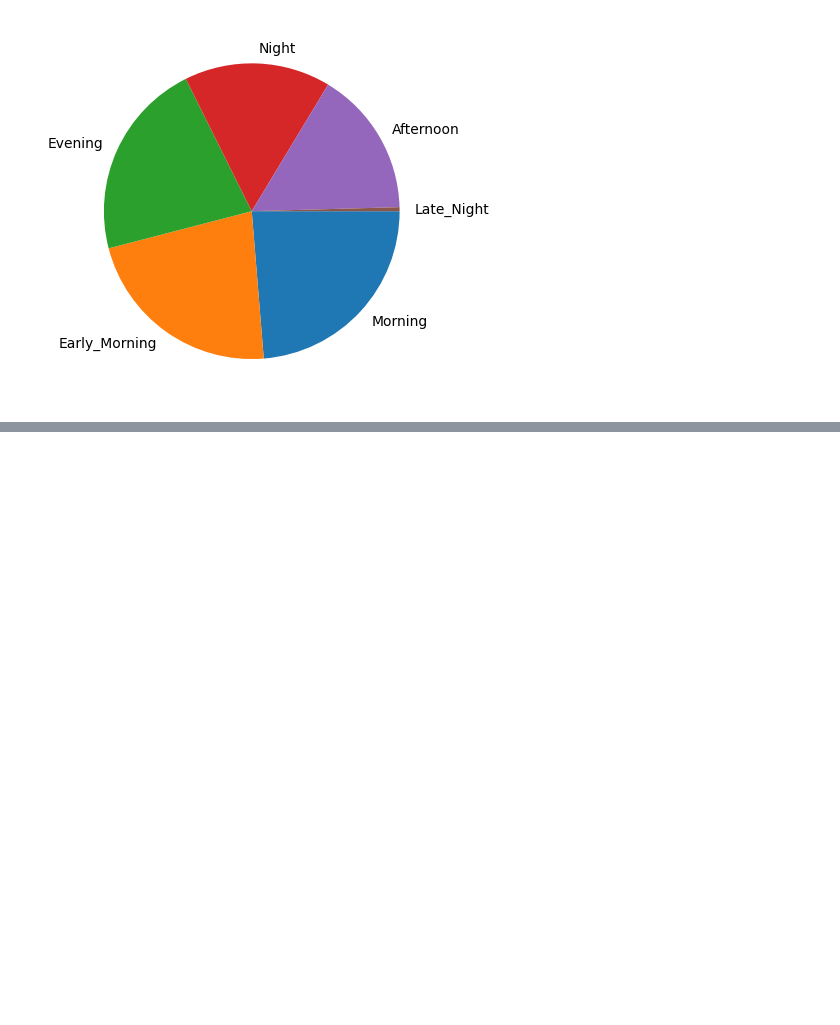
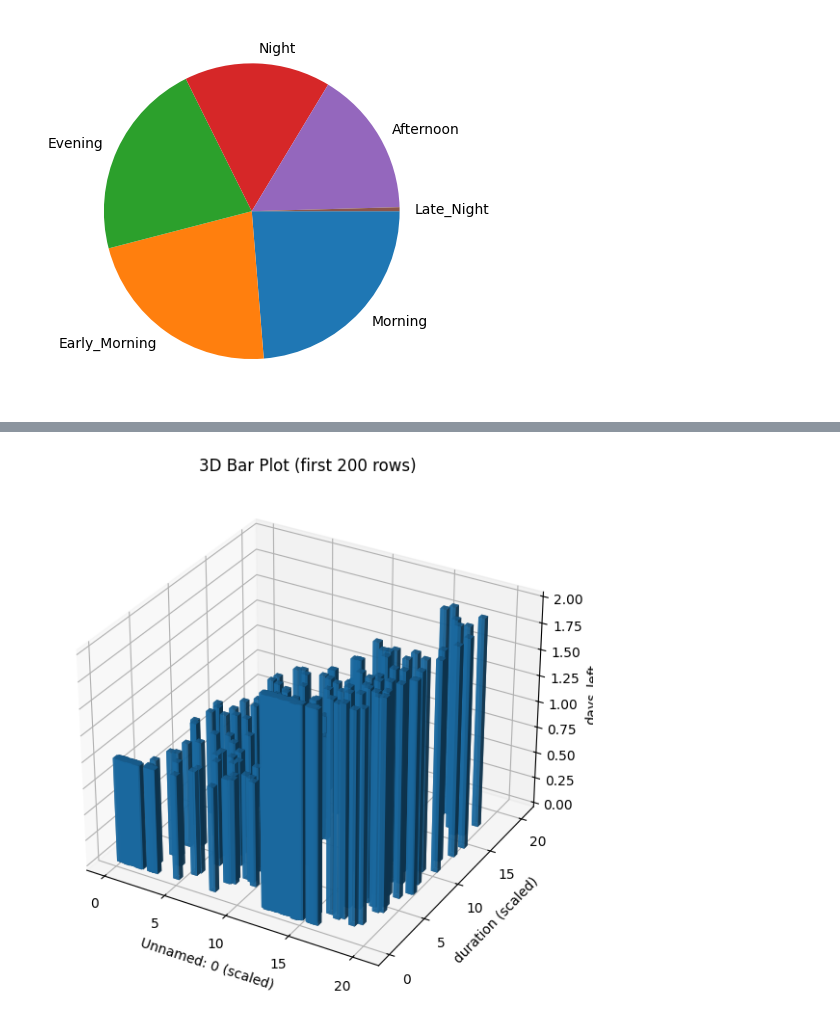
Before and after one commit to retrixe/collegework, a Jupyter notebook: sem6/pbl/Assignment2.ipynb, the cells around one changed output, grey strips where cells are left out. Cells and saved outputs as stored; diff of their text form; code cells hidden in the pictures; blank space fills up the shorter version.

```diff
--- a/sem6/pbl/Assignment2.ipynb
+++ b/sem6/pbl/Assignment2.ipynb
@@ -229,0 +267,30 @@ plt.show()
+# %%
+# 3D Bar Plot (sampled for readability)
+sample_df = df[[x_col, y_col, z_col]].dropna().head(200).copy()
+
+# Normalize x and y to compact bar positions
+x_vals = sample_df[x_col].to_numpy()
+y_vals = sample_df[y_col].to_numpy()
+z_vals = sample_df[z_col].to_numpy()
+
+x_min, x_max = x_vals.min(), x_vals.max()
+y_min, y_max = y_vals.min(), y_vals.max()
+
+x_pos = (x_vals - x_min) / (x_max - x_min + 1e-9) * 20
+y_pos = (y_vals - y_min) / (y_max - y_min + 1e-9) * 20
+z_pos = np.zeros_like(z_vals)
+
+dx = np.full_like(z_vals, 0.5, dtype=float)
+dy = np.full_like(z_vals, 0.5, dtype=float)
+dz = z_vals
+
+fig = plt.figure(figsize=(11, 7))
+ax = fig.add_subplot(111, projection='3d')
+ax.bar3d(x_pos, y_pos, z_pos, dx, dy, dz, shade=True, alpha=0.8)
+ax.set_xlabel(f"{x_col} (scaled)")
+ax.set_ylabel(f"{y_col} (scaled)")
+ax.set_zlabel(z_col)
+ax.set_title('3D Bar Plot (first 200 rows)')
+plt.show()
+# %% [output]
+[figure, added]
```
Also changed, not shown: parts of 3 cells of this notebook, 3 other files.
